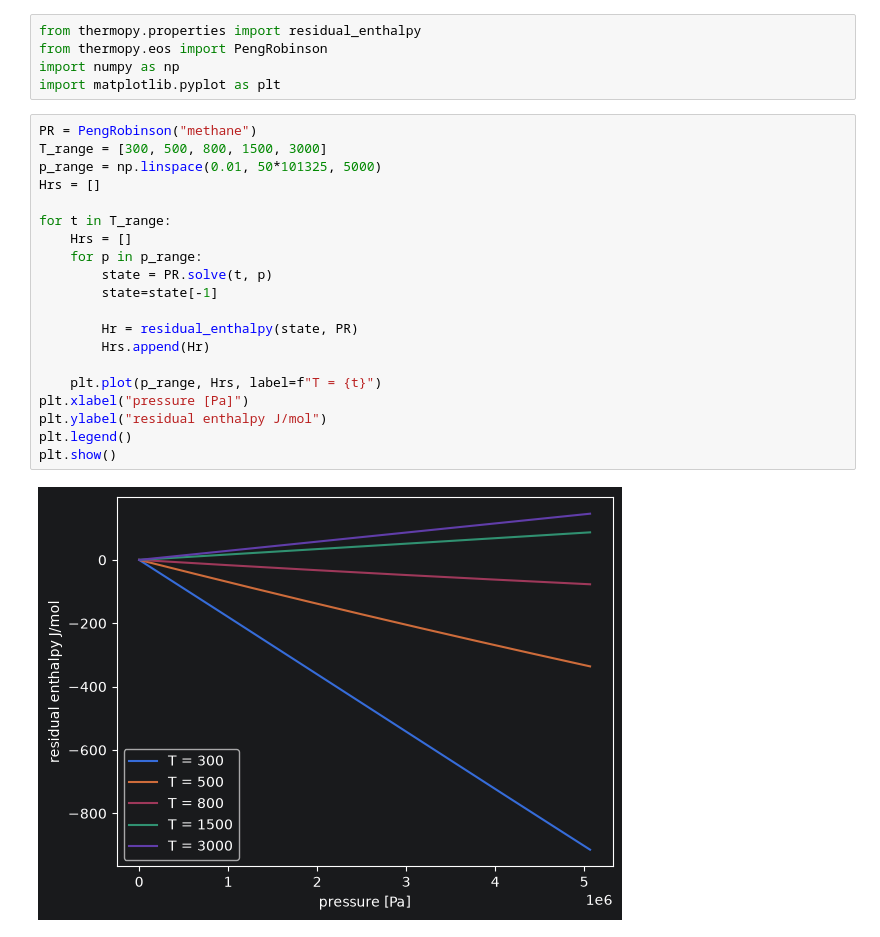
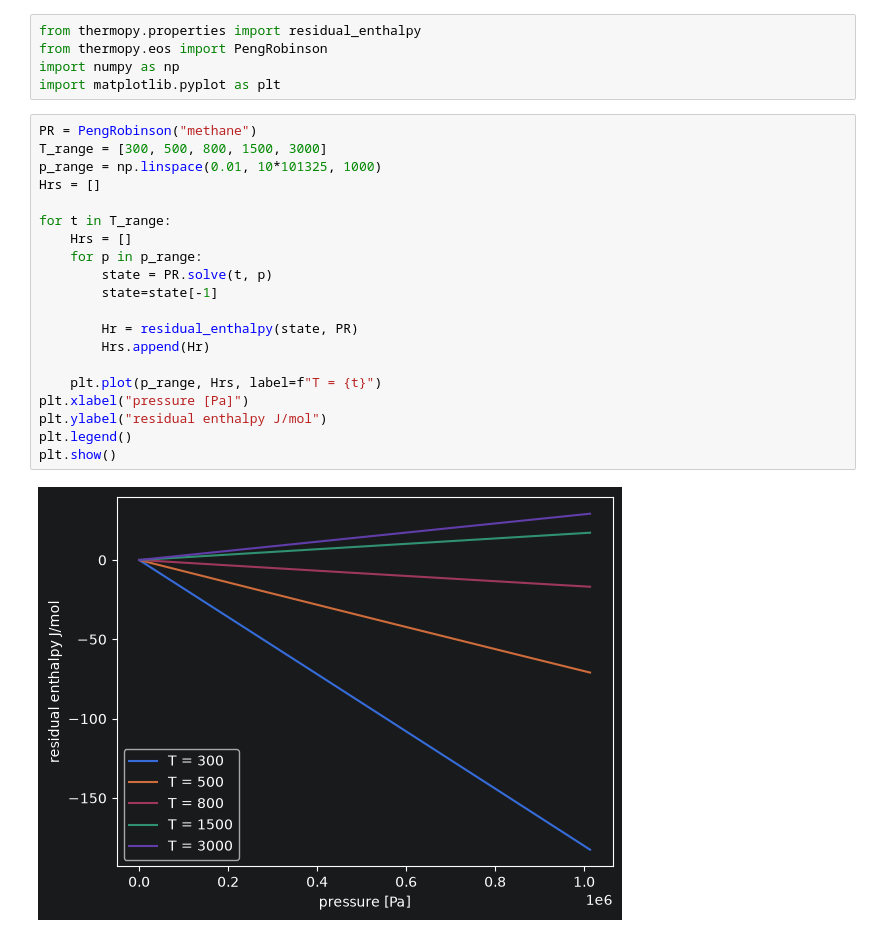
Before and after one commit to ScottC10/thermopy, a Jupyter notebook: notebooks/Residual property plots.ipynb, the cells around one changed output. Saved outputs shown, nothing was run; the diff lists cells and outputs as text.

```diff
--- a/notebooks/Residual property plots.ipynb
+++ b/notebooks/Residual property plots.ipynb
@@ -6,22 +6,22 @@ import matplotlib.pyplot as plt
 # %%
 PR = PengRobinson("methane")
 T_range = [300, 500, 800, 1500, 3000]
-p_range = np.linspace(0.01, 50*101325, 5000)
+p_range = np.linspace(0.01, 10*101325, 1000)
 Hrs = []
 
 for t in T_range:
     Hrs = []
     for p in p_range:
         state = PR.solve(t, p)
         state=state[-1]
 
         Hr = residual_enthalpy(state, PR)
         Hrs.append(Hr)
 
     plt.plot(p_range, Hrs, label=f"T = {t}")
 plt.xlabel("pressure [Pa]")
 plt.ylabel("residual enthalpy J/mol")
 plt.legend()
 plt.show()
 # %% [output]
-[figure, old version]
+[figure, new version]
```
Also changed, not shown: 1 other file.
